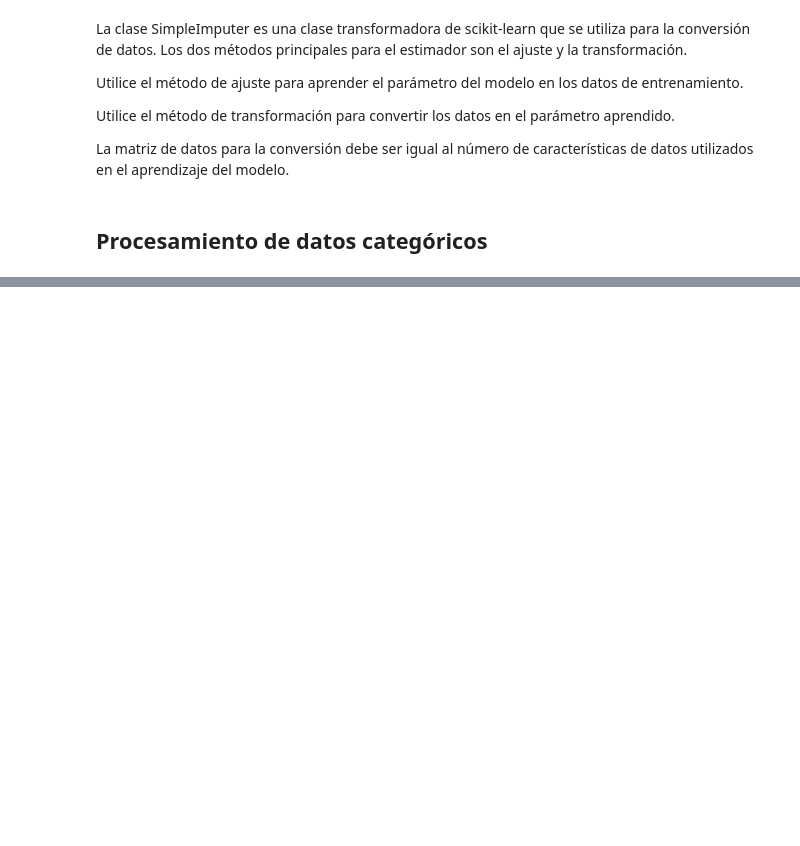
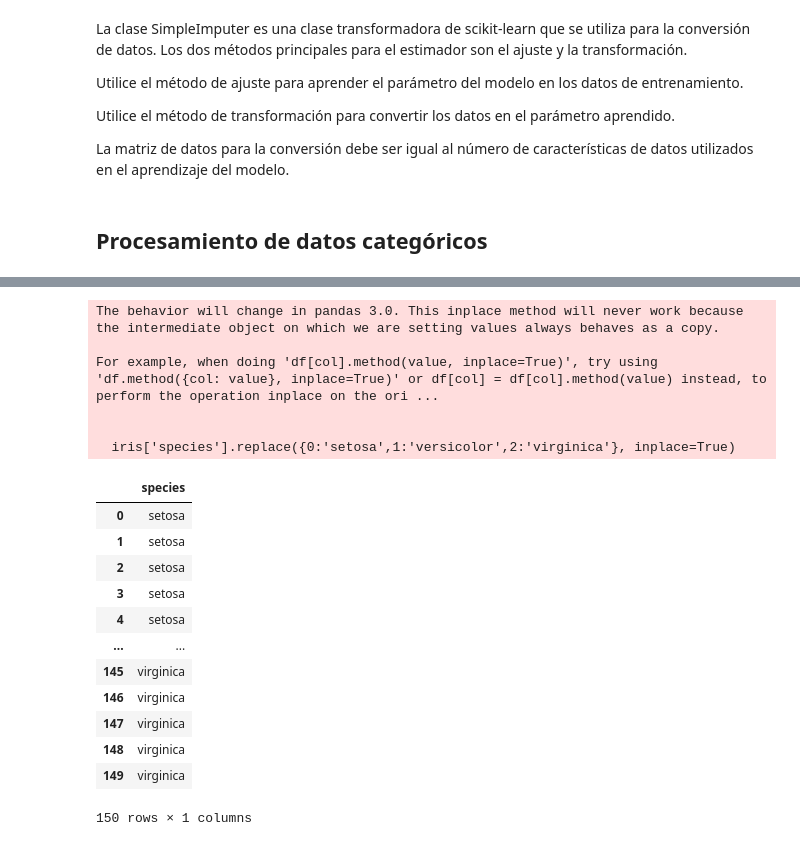
Before and after one commit to sebastianzzab/Curso-SIC, a Jupyter notebook: Semana 14/Clase 1.ipynb, the cells around one changed output, grey strips where cells are left out. Drawn from its saved outputs; the diff is of its cells as text; code cells hidden in the pictures; blank space fills up the shorter version.

```diff
--- a/Semana 14/Clase 1.ipynb
+++ b/Semana 14/Clase 1.ipynb
@@ -460,0 +618,23 @@ La matriz de datos para la conversión debe ser igual al número de característ
+# %%
+iris['species'].replace({0:'setosa',1:'versicolor',2:'virginica'}, inplace=True)
+iris
+# %% [output]
+The behavior will change in pandas 3.0. This inplace method will never work because the intermediate object on which we are setting values always behaves as a copy.
+
+For example, when doing 'df[col].method(value, inplace=True)', try using 'df.method({col: value}, inplace=True)' or df[col] = df[col].method(value) instead, to perform the operation inplace on the ori ...
+
+
+  iris['species'].replace({0:'setosa',1:'versicolor',2:'virginica'}, inplace=True)
+|  | species |
+| 0 | setosa |
+| 1 | setosa |
+| 2 | setosa |
+| 3 | setosa |
+| 4 | setosa |
+| ... | ... |
+| 145 | virginica |
+| 146 | virginica |
+| 147 | virginica |
+| 148 | virginica |
+| 149 | virginica |
+150 rows × 1 columns
```
Also changed, not shown: parts of 37 cells of this notebook, 4 other files.
